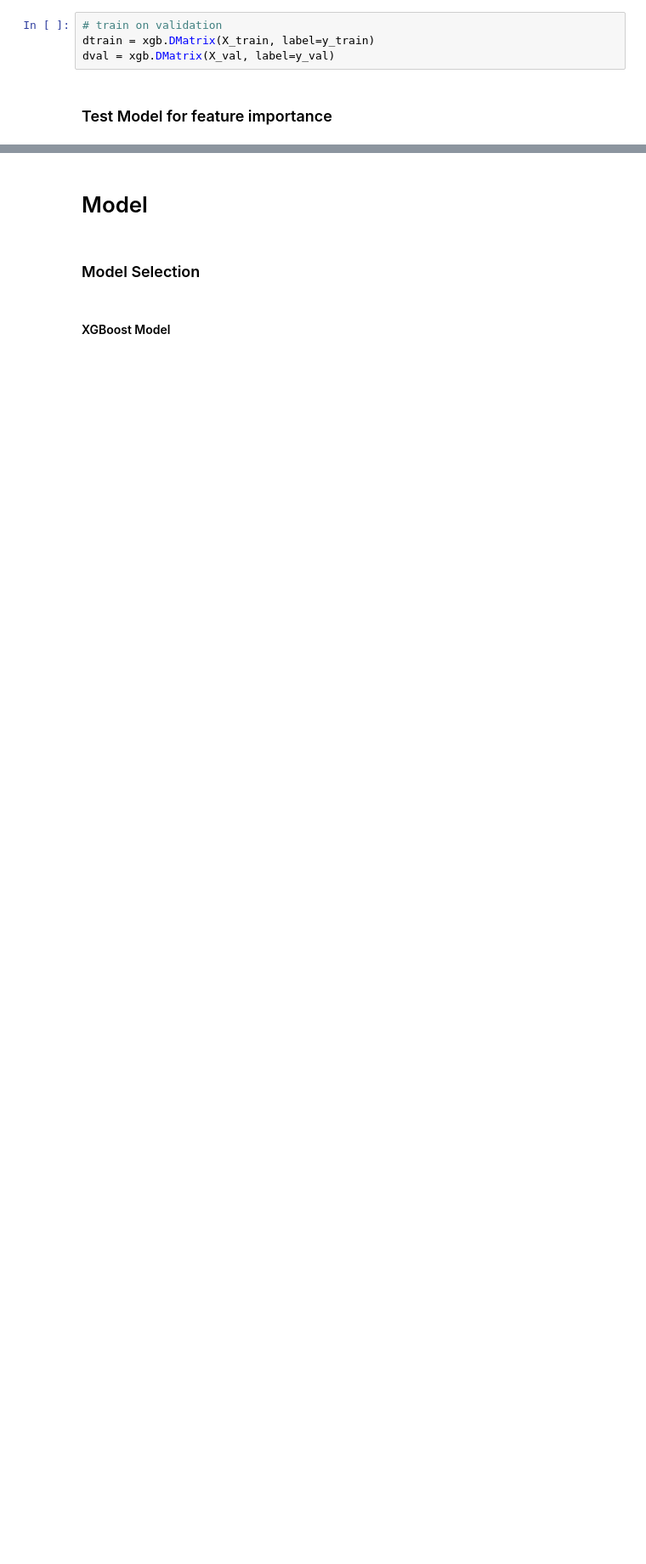
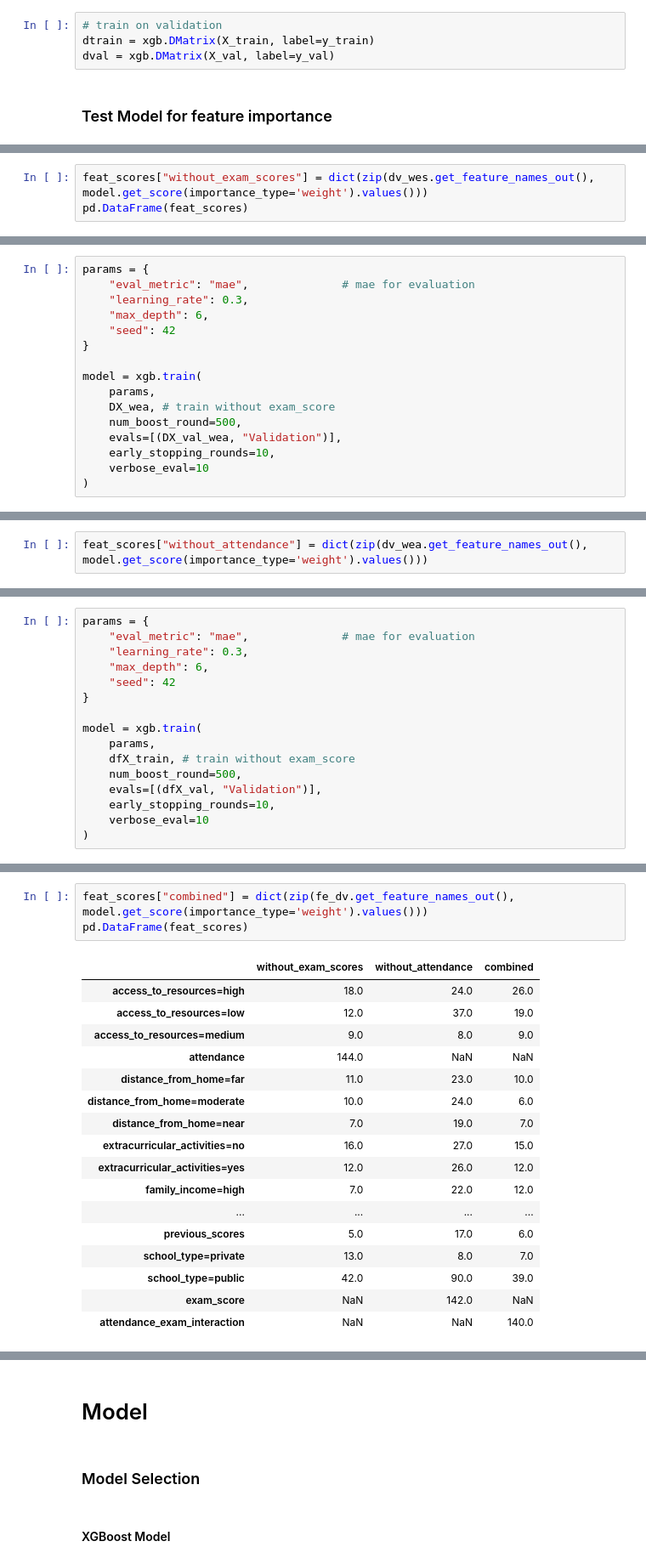
Before and after one commit to kabsmeiou/study-hours-estimator, a Jupyter notebook: notebook.ipynb, the cells around one changed output, grey strips where cells are left out. Shown at 85% size. Saved outputs shown, nothing was run; the diff lists cells and outputs as text; blank space fills up the shorter version.

```diff
--- a/notebook.ipynb
+++ b/notebook.ipynb
@@ -444,0 +514,3 @@ df_feat_scores.sort_values(by='Importance', ascending=False)
+# %%
+feat_scores["without_exam_scores"] = dict(zip(dv_wes.get_feature_names_out(), model.get_score(importance_type='weight').values()))
+pd.DataFrame(feat_scores)
@@ -444,0 +535,16 @@ df_feat_scores.sort_values(by='Importance', ascending=False)
+# %%
+params = {
+    "eval_metric": "mae",              # mae for evaluation
+    "learning_rate": 0.3,
+    "max_depth": 6,
+    "seed": 42
+}
+
+model = xgb.train(
+    params,
+    DX_wea, # train without exam_score
+    num_boost_round=500,
+    evals=[(DX_val_wea, "Validation")],
+    early_stopping_rounds=10,
+    verbose_eval=10
+)
@@ -444,0 +555,2 @@ df_feat_scores.sort_values(by='Importance', ascending=False)
+# %%
+feat_scores["without_attendance"] = dict(zip(dv_wea.get_feature_names_out(), model.get_score(importance_type='weight').values()))
@@ -444,0 +618,16 @@ df_feat_scores.sort_values(by='Importance', ascending=False)
+# %%
+params = {
+    "eval_metric": "mae",              # mae for evaluation
+    "learning_rate": 0.3,
+    "max_depth": 6,
+    "seed": 42
+}
+
+model = xgb.train(
+    params,
+    dfX_train, # train without exam_score
+    num_boost_round=500,
+    evals=[(dfX_val, "Validation")],
+    early_stopping_rounds=10,
+    verbose_eval=10
+)
@@ -444,0 +638,21 @@ df_feat_scores.sort_values(by='Importance', ascending=False)
+# %%
+feat_scores["combined"] = dict(zip(fe_dv.get_feature_names_out(), model.get_score(importance_type='weight').values()))
+pd.DataFrame(feat_scores)
+# %% [output]
+|  | without_exam_scores | without_attendance | combined |
+| access_to_resources=high | 18.0 | 24.0 | 26.0 |
+| access_to_resources=low | 12.0 | 37.0 | 19.0 |
+| access_to_resources=medium | 9.0 | 8.0 | 9.0 |
+| attendance | 144.0 | NaN | NaN |
+| distance_from_home=far | 11.0 | 23.0 | 10.0 |
+| distance_from_home=moderate | 10.0 | 24.0 | 6.0 |
+| distance_from_home=near | 7.0 | 19.0 | 7.0 |
+| extracurricular_activities=no | 16.0 | 27.0 | 15.0 |
+| extracurricular_activities=yes | 12.0 | 26.0 | 12.0 |
+| family_income=high | 7.0 | 22.0 | 12.0 |
+| ... | ... | ... | ... |
+| previous_scores | 5.0 | 17.0 | 6.0 |
+| school_type=private | 13.0 | 8.0 | 7.0 |
+| school_type=public | 42.0 | 90.0 | 39.0 |
+| exam_score | NaN | 142.0 | NaN |
+| attendance_exam_interaction | NaN | NaN | 140.0 |
```
Also changed, not shown: parts of 30 cells of this notebook.
